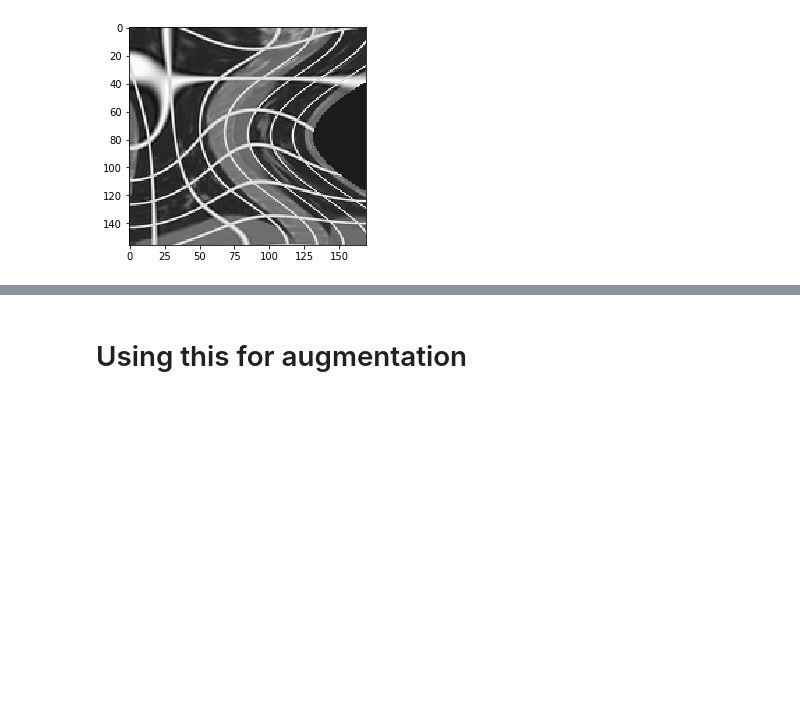
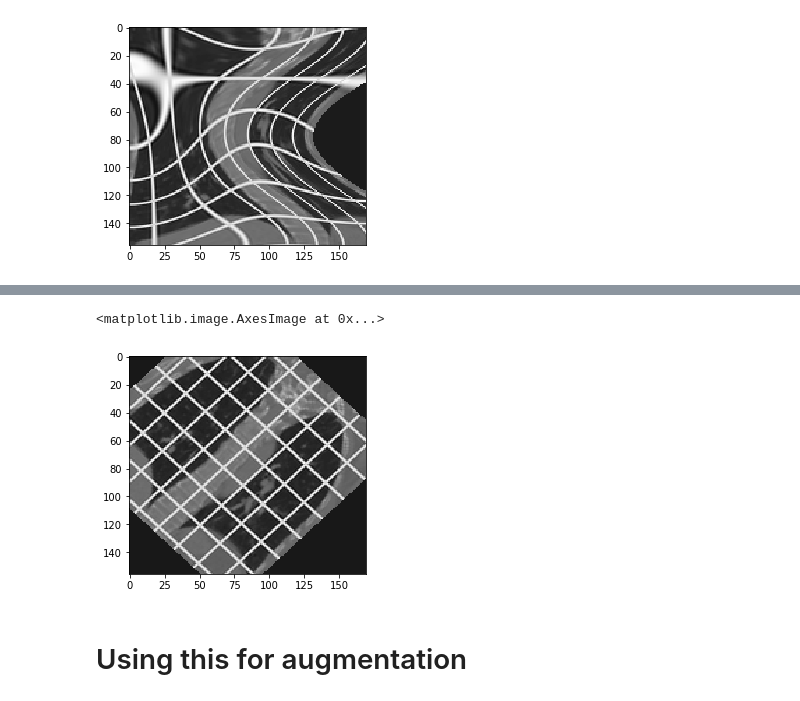
Before and after one commit to tueimage/gryds, a Jupyter notebook: tutorial.ipynb, the cells around one changed output, grey strips where cells are left out. Cells and saved outputs as stored; diff of their text form; code cells hidden in the pictures; blank space fills up the shorter version.

```diff
--- a/tutorial.ipynb
+++ b/tutorial.ipynb
@@ -158,3 +188,9 @@ plt.imshow(my_terribly_deformed_image)
+# %%
+twice_transformed_image = my_image_interpolator.transform(my_rotation, my_translation)
+plt.imshow(twice_transformed_image)
+# %% [output]
+<matplotlib.image.AxesImage at 0x...>
+[figure, added]
 # %% [markdown]
 # Using this for augmentation
 # %% [markdown]
```
Also changed, not shown: parts of 16 cells of this notebook.
